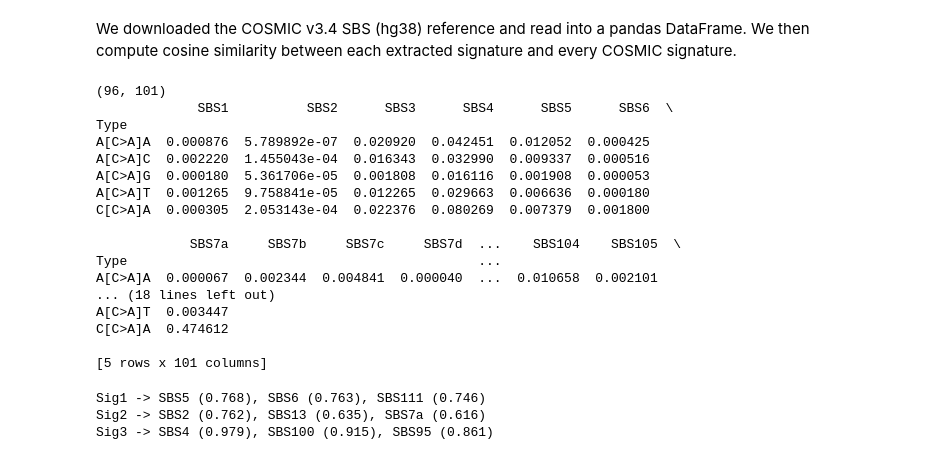
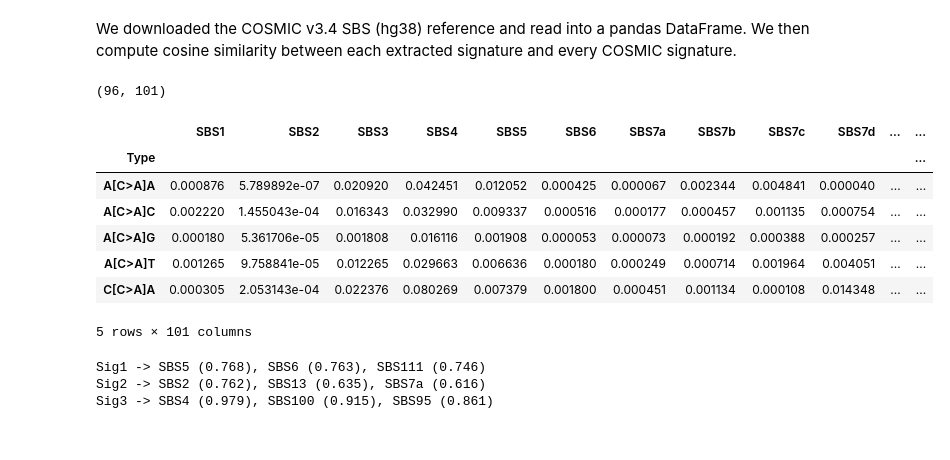
Before and after one commit to rr2526/luad-nmf-signature-extraction, a Jupyter notebook: luad_signatures.ipynb, the cells around one changed output. Saved outputs shown, nothing was run; the diff lists cells and outputs as text; code cells hidden in the pictures.

```diff
--- a/luad_signatures.ipynb
+++ b/luad_signatures.ipynb
@@ -509,26 +500,18 @@ We downloaded the COSMIC v3.4 SBS (hg38) reference and read into a pandas DataFr
 # %%
 cosmic = pd.read_csv("data/raw/COSMIC_v3.6_SBS_GRCh38.txt", sep="\t", index_col=0)
 cosmic = cosmic.reindex(channels)
 print(cosmic.shape)
-print(cosmic.head())
+cosmic.head()
 # %% [output]
 (96, 101)
-             SBS1          SBS2      SBS3      SBS4      SBS5      SBS6  \
-Type
-A[C>A]A  0.000876  5.789892e-07  0.020920  0.042451  0.012052  0.000425
-A[C>A]C  0.002220  1.455043e-04  0.016343  0.032990  0.009337  0.000516
-A[C>A]G  0.000180  5.361706e-05  0.001808  0.016116  0.001908  0.000053
-A[C>A]T  0.001265  9.758841e-05  0.012265  0.029663  0.006636  0.000180
-C[C>A]A  0.000305  2.053143e-04  0.022376  0.080269  0.007379  0.001800
-
-            SBS7a     SBS7b     SBS7c     SBS7d  ...    SBS104    SBS105  \
-Type                                             ...
-A[C>A]A  0.000067  0.002344  0.004841  0.000040  ...  0.010658  0.002101
-... (18 lines left out)
-A[C>A]T  0.003447
-C[C>A]A  0.474612
-
-[5 rows x 101 columns]
+|  | SBS1 | SBS2 | SBS3 | SBS4 | SBS5 | SBS6 | SBS7a | SBS7b | SBS7c | SBS7d | ... | ... |
+| Type |  |  |  |  |  |  |  |  |  |  |  | ... |
+| A[C>A]A | 0.000876 | 5.789892e-07 | 0.020920 | 0.042451 | 0.012052 | 0.000425 | 0.000067 | 0.002344 | 0.004841 | 0.000040 | ... | ... |
+| A[C>A]C | 0.002220 | 1.455043e-04 | 0.016343 | 0.032990 | 0.009337 | 0.000516 | 0.000177 | 0.000457 | 0.001135 | 0.000754 | ... | ... |
+| A[C>A]G | 0.000180 | 5.361706e-05 | 0.001808 | 0.016116 | 0.001908 | 0.000053 | 0.000073 | 0.000192 | 0.000388 | 0.000257 | ... | ... |
+| A[C>A]T | 0.001265 | 9.758841e-05 | 0.012265 | 0.029663 | 0.006636 | 0.000180 | 0.000249 | 0.000714 | 0.001964 | 0.004051 | ... | ... |
+| C[C>A]A | 0.000305 | 2.053143e-04 | 0.022376 | 0.080269 | 0.007379 | 0.001800 | 0.000451 | 0.001134 | 0.000108 | 0.014348 | ... | ... |
+5 rows × 101 columns
 # %%
 S = cosine_similarity(signatures.T.values, cosmic.T.values)
 matches = pd.DataFrame(S, index=signatures.columns, columns=cosmic.columns)
```
Also changed, not shown: parts of 8 cells of this notebook.
